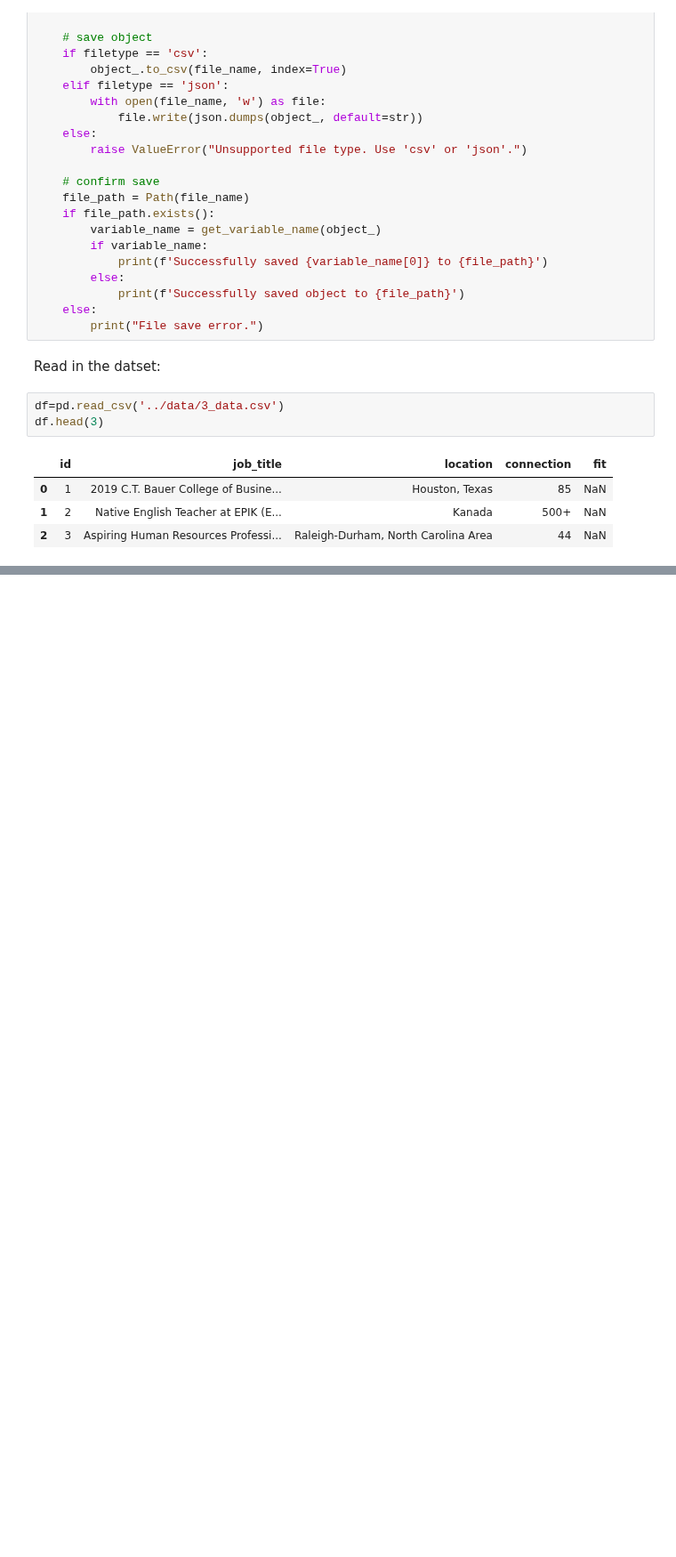
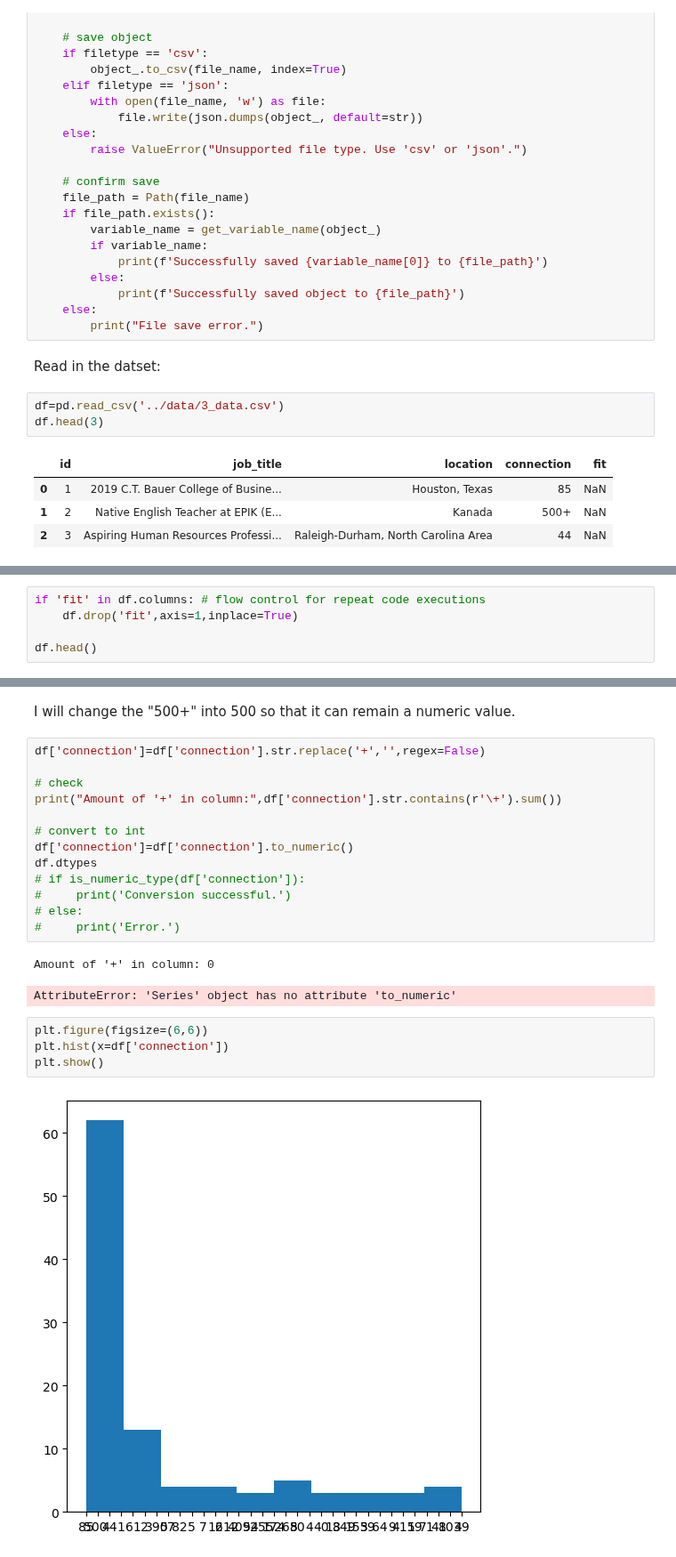
Before and after one commit to sralter/potential_talents, a Jupyter notebook: potential_talents_eda.ipynb, the cells around one changed output, grey strips where cells are left out. Shown at 89% size. Saved outputs shown, nothing was run; the diff lists cells and outputs as text; blank space fills up the shorter version.

```diff
--- a/potential_talents_eda.ipynb
+++ b/potential_talents_eda.ipynb
@@ -135,0 +187,5 @@ df.head(3)
+# %%
+if 'fit' in df.columns: # flow control for repeat code executions
+    df.drop('fit',axis=1,inplace=True)
+
+df.head()
@@ -135,0 +221,24 @@ df.head(3)
+# %% [markdown]
+I will change the "500+" into 500 so that it can remain a numeric value.
+# %%
+df['connection']=df['connection'].str.replace('+','',regex=False)
+
+# check
+print("Amount of '+' in column:",df['connection'].str.contains(r'\+').sum())
+
+# convert to int
+df['connection']=df['connection'].to_numeric()
+df.dtypes
+# if is_numeric_type(df['connection']):
+#     print('Conversion successful.')
+# else:
+#     print('Error.')
+# %% [output]
+Amount of '+' in column: 0
+AttributeError: 'Series' object has no attribute 'to_numeric'
+# %%
+plt.figure(figsize=(6,6))
+plt.hist(x=df['connection'])
+plt.show()
+# %% [output]
+[figure, added]
```
Also changed, not shown: parts of 12 cells of this notebook.
